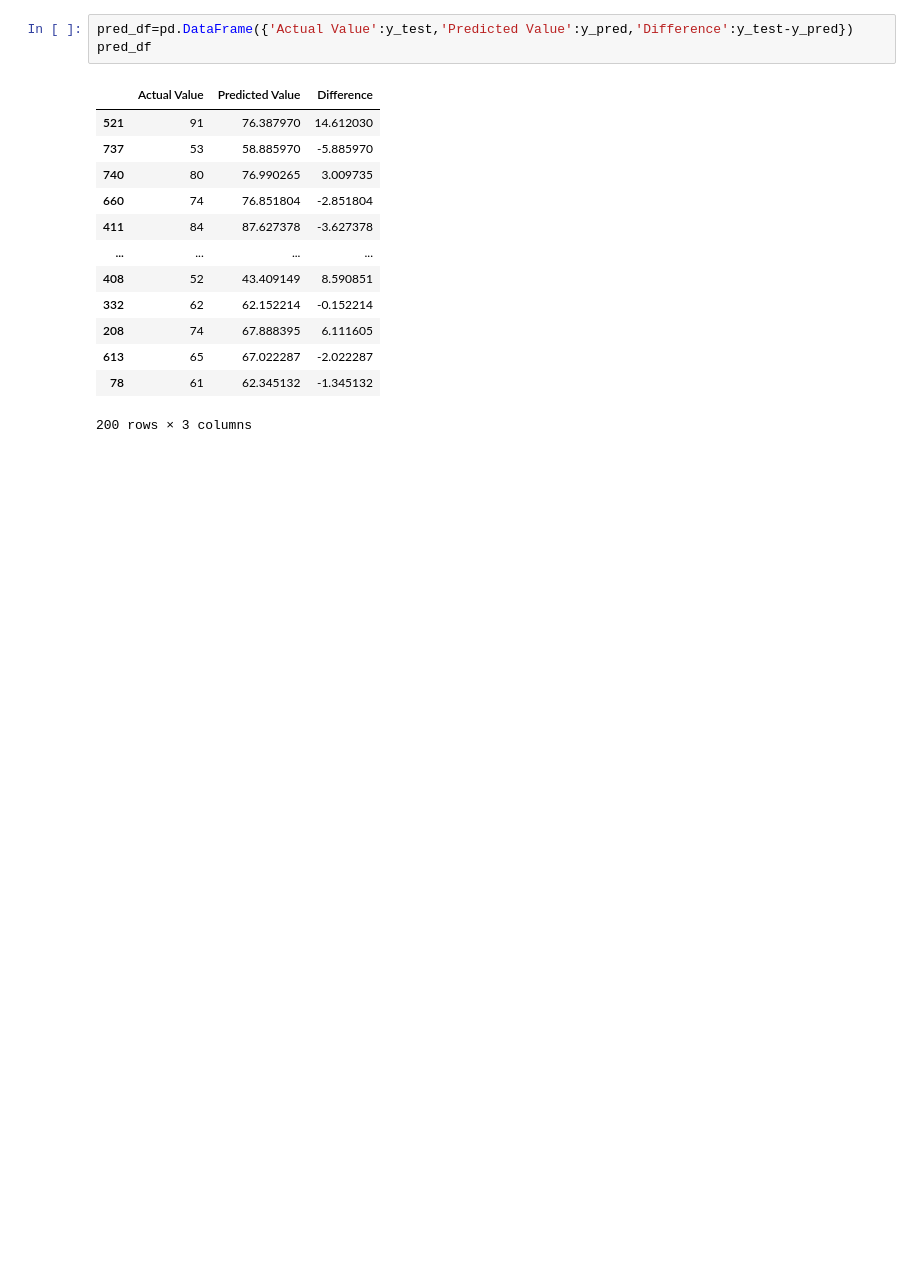
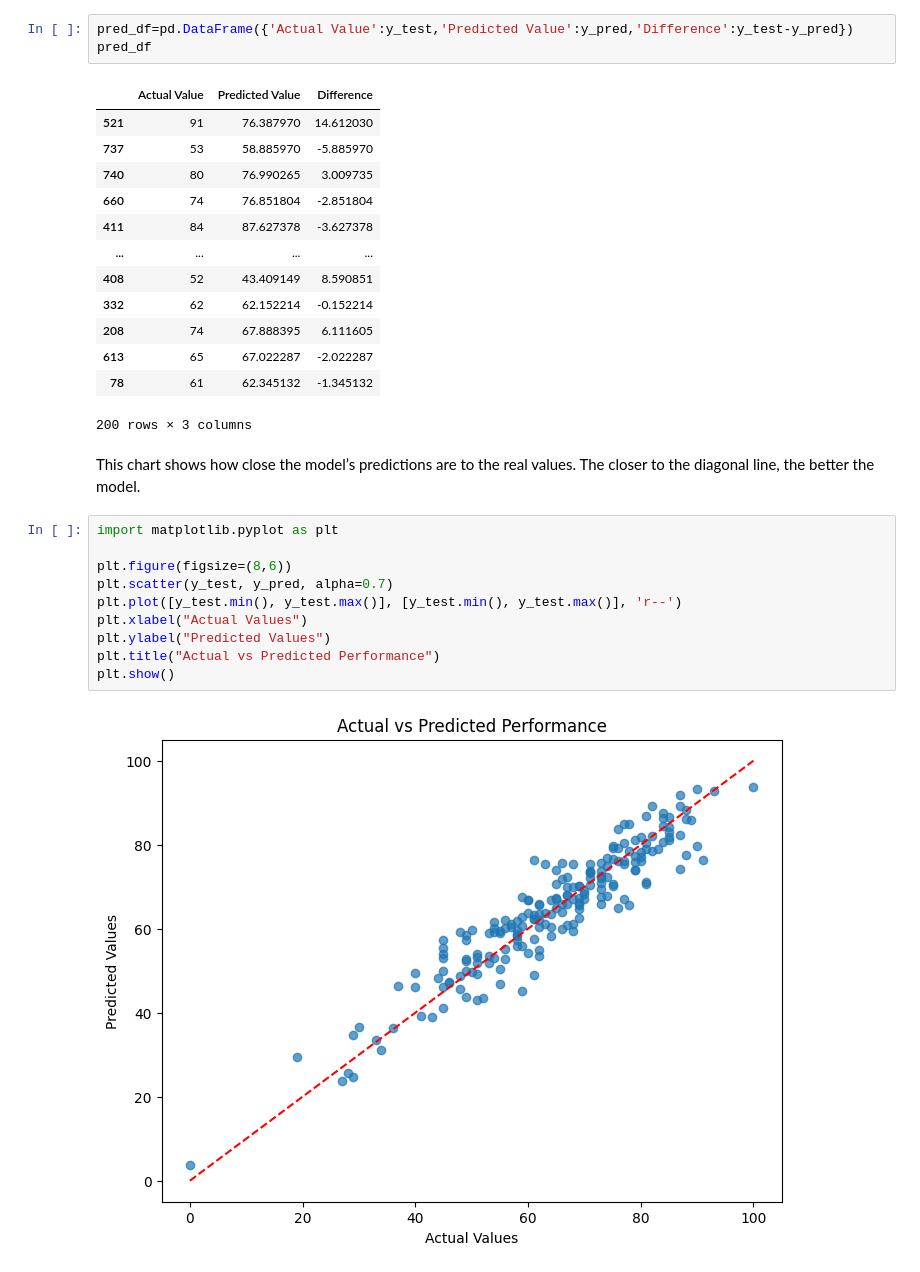
Before and after one commit to simranchoudhary1337/ML-project, a Jupyter notebook: notebook/Model training.ipynb, the cells around one changed output. Saved outputs shown, nothing was run; the diff lists cells and outputs as text; blank space fills up the shorter version.

```diff
--- a/notebook/Model training.ipynb
+++ b/notebook/Model training.ipynb
@@ -223,3 +223,17 @@ pred_df
 | 613 | 65 | 67.022287 | -2.022287 |
 | 78 | 61 | 62.345132 | -1.345132 |
 200 rows × 3 columns
+# %% [markdown]
+This chart shows how close the model’s predictions are to the real values. The closer to the diagonal line, the better the model.
+# %%
+import matplotlib.pyplot as plt
+
+plt.figure(figsize=(8,6))
+plt.scatter(y_test, y_pred, alpha=0.7)
+plt.plot([y_test.min(), y_test.max()], [y_test.min(), y_test.max()], 'r--')
+plt.xlabel("Actual Values")
+plt.ylabel("Predicted Values")
+plt.title("Actual vs Predicted Performance")
+plt.show()
+# %% [output]
+[figure, added]
```
Also changed, not shown: parts of 2 cells of this notebook, 3 other files.
